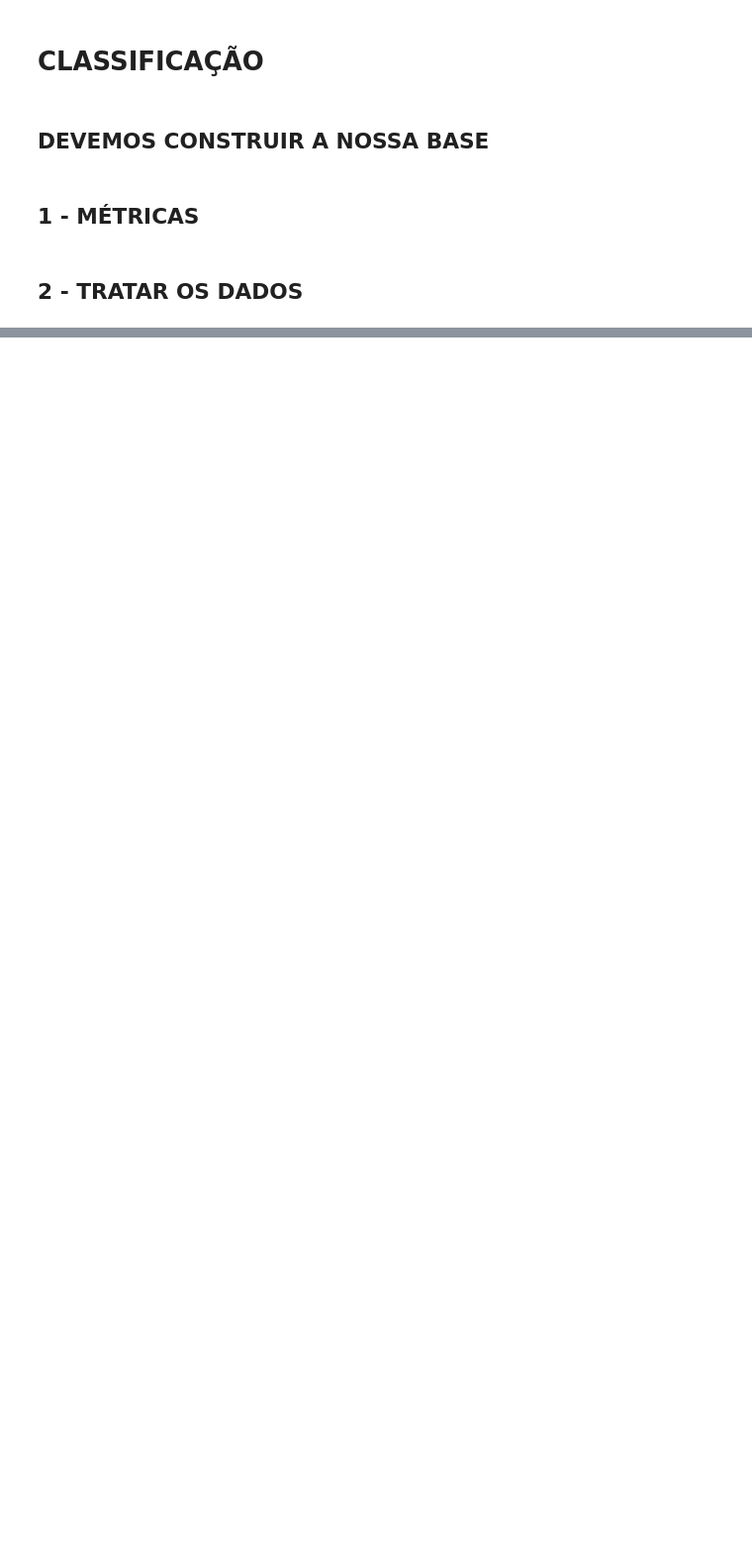
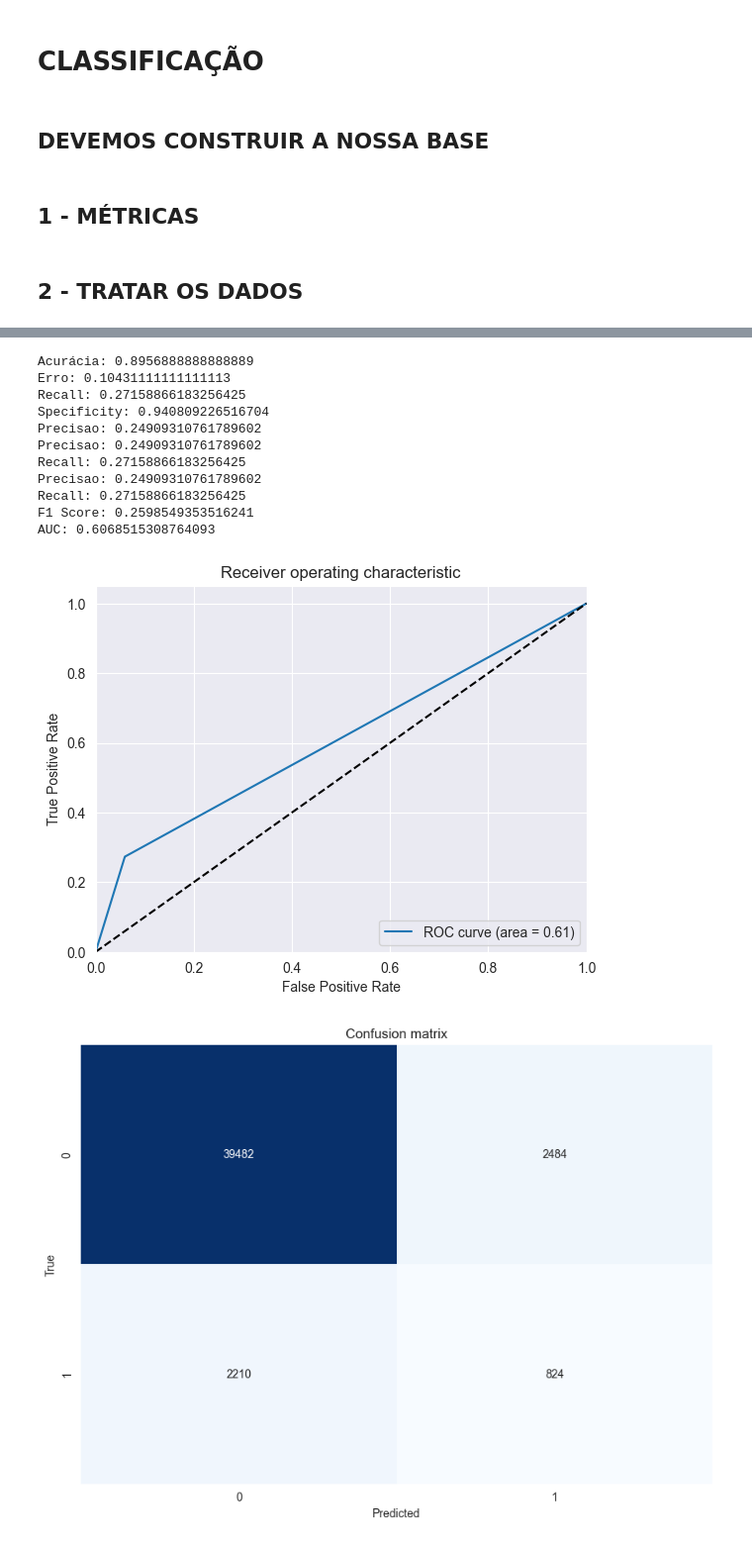
Before and after one commit to guighm/projeto-stem, a Jupyter notebook: Classificacao.ipynb, the cells around one changed output, grey strips where cells are left out. Shown: that part at 99% size. Drawn from its saved outputs; the diff is of its cells as text; code cells hidden in the pictures; blank space fills up the shorter version.

```diff
--- a/Classificacao.ipynb
+++ b/Classificacao.ipynb
@@ -164,0 +213,24 @@ AUC: 0.5678142435658194
+# %%
+from sklearn.tree import DecisionTreeClassifier
+
+tree = DecisionTreeClassifier()
+
+tree.fit(x_treino, y_treino)
+previsto = tree.predict(x_teste)
+previsto_prob = tree.predict_proba(x_teste)[:,1]
+
+metricas(y, y_teste, previsto, previsto_prob)
+# %% [output]
+Acurácia: 0.8956888888888889
+Erro: 0.10431111111111113
+Recall: 0.27158866183256425
+Specificity: 0.940809226516704
+Precisao: 0.24909310761789602
+Precisao: 0.24909310761789602
+Recall: 0.27158866183256425
+Precisao: 0.24909310761789602
+Recall: 0.27158866183256425
+F1 Score: 0.2598549353516241
+AUC: 0.6068515308764093
+[figure, added]
+[figure, added]
```
Also changed, not shown: parts of 22 cells of this notebook.
